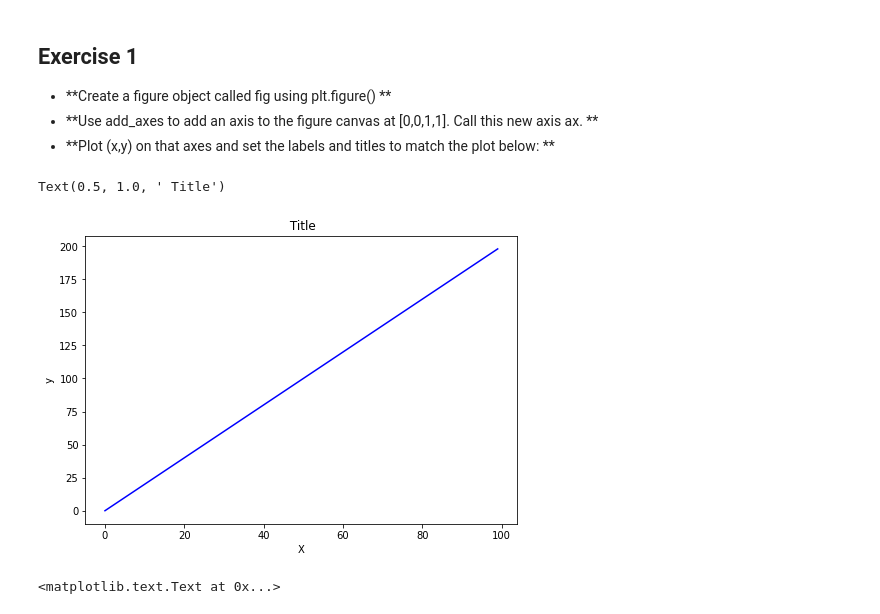
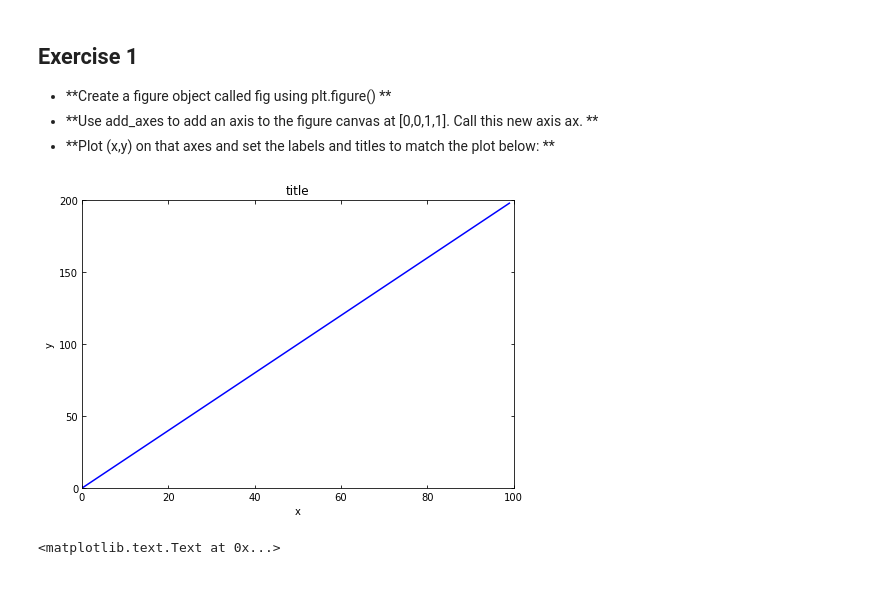
Before and after one commit to tajrink/summer_microcredential, a Jupyter notebook: Copy_of_Matplotlib_Exercises.ipynb, the cells around one changed output. Cells and saved outputs as stored; diff of their text form; code cells hidden in the pictures; blank space fills up the shorter version.

```diff
--- a/Copy_of_Matplotlib_Exercises.ipynb
+++ b/Copy_of_Matplotlib_Exercises.ipynb
@@ -43,20 +32,29 @@ Requirement already satisfied: six>=1.5 in /usr/local/lib/python3.7/dist-package
 * **Use add_axes to add an axis to the figure canvas at [0,0,1,1]. Call this new axis ax. **
 * **Plot (x,y) on that axes and set the labels and titles to match the plot below: **
 # %%
-# Create Figure (empty canvas)
+# Create Figure
 fig = plt.figure()
+from matplotlib.ticker import MaxNLocator
+
+
 
 # Add set of axes to figure
-axes = fig.add_axes([0,0,1,1]) # left, bottom, width, height (range 0 to 1)
+axes = fig.add_axes([0, 0, 1, 1]) # left, bottom, width, height (range 0 to 1)
+axes.tick_params(left = True, right = True, bottom = True, top = True)
+
+plt.rcParams['xtick.direction'] = 'in'
+plt.rcParams['ytick.direction'] = 'in'
 
 # Plot on that set of axes
 axes.plot(x, y, 'b')
-axes.set_xlabel('X') # Notice the use of set_ to begin methods
-axes.set_ylabel(' y ')
-axes.set_title(' Title')
+axes.set_xlabel('x')
+axes.set_ylabel('y')
+axes.set_title('title')
+axes.set_xlim([0, 100])
+axes.set_ylim([0, 200])
+axes.yaxis.set_major_locator(MaxNLocator(4))
 # %% [output]
-Text(0.5, 1.0, ' Title')
-[figure, old version]
+[figure, new version]
 # %%
 # %% [output]
 <matplotlib.text.Text at 0x...>
```
Also changed, not shown: parts of 15 cells of this notebook.
